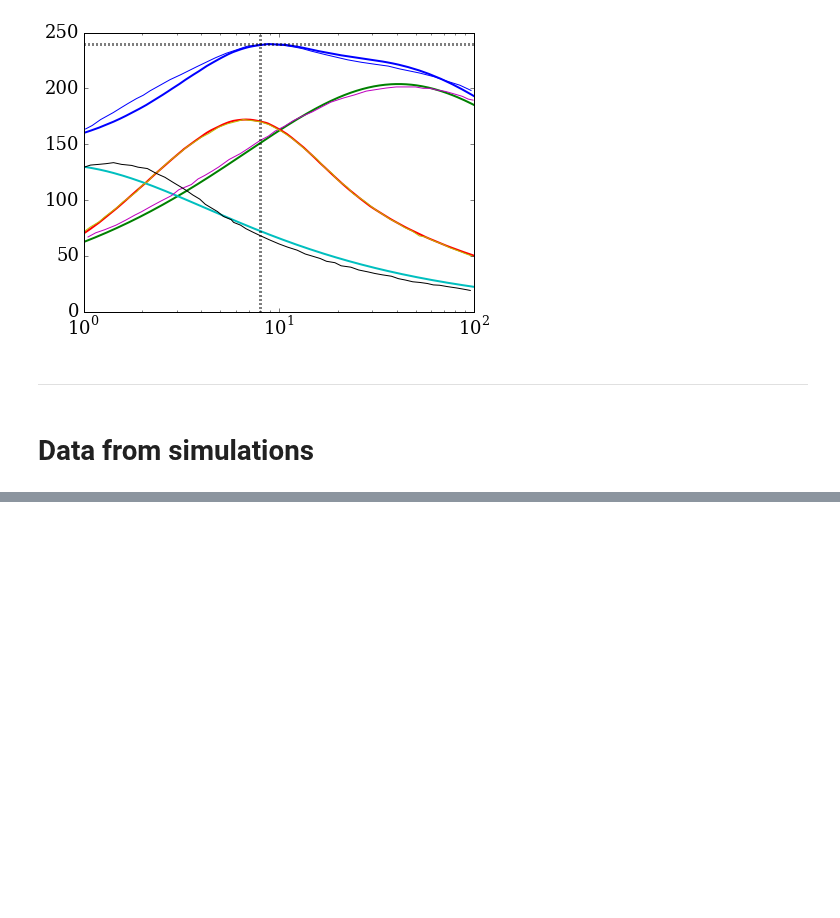
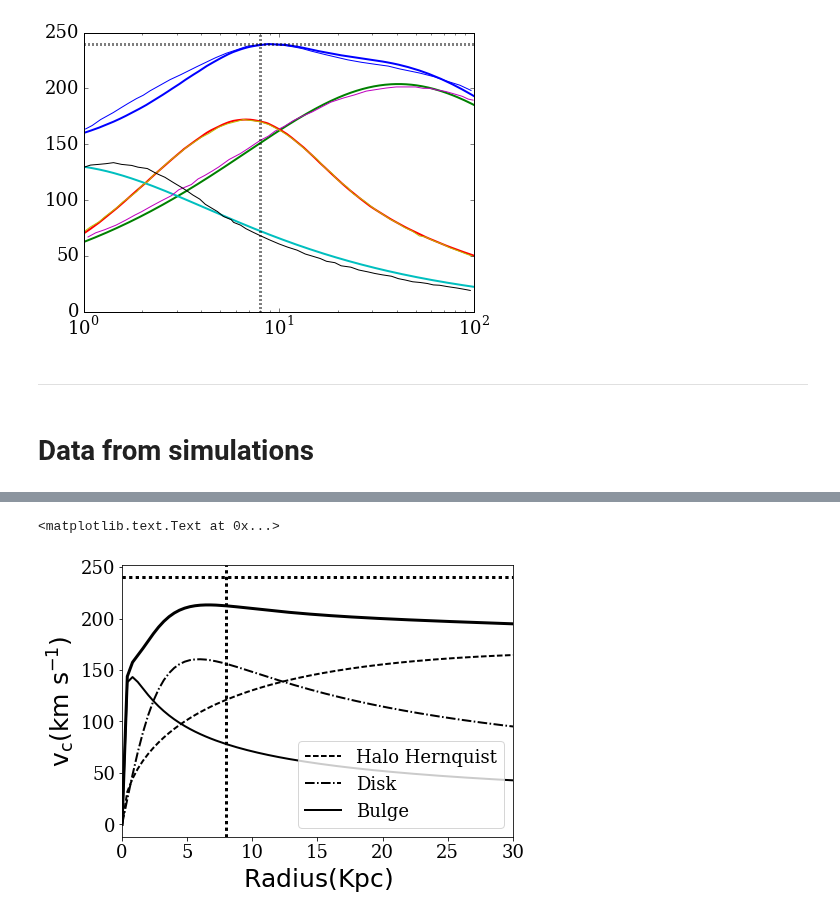
Before and after one commit to jngaravitoc/LMC-MW, a Jupyter notebook: code/MW_model.ipynb, the cells around one changed output, grey strips where cells are left out. Drawn from its saved outputs; the diff is of its cells as text; code cells hidden in the pictures; blank space fills up the shorter version.

```diff
--- a/code/MW_model.ipynb
+++ b/code/MW_model.ipynb
@@ -715,24 +752,27 @@ xlabel(r'$\mathrm{Radius(Kpc)}$', fontsize=25)
 # %%
 figure(figsize=(7, 5))
 vrot3 = vc_NFW(c3, 0, rN, 0, MW_halo3)
 vhalo3 = vc_hernquist(a3, 0, rN, 0, Mhalo_H3)
-teo_disk_vc3 = vc_mn(3.5, 0.53 ,rN, 0, 0, MDisk3)
+teo_disk_vc3 = vc_mn(3.5, 0.68 ,rN, 0, 0, MDisk3)
 vbulge = vc_hernquist(0.7, 0, rN, 0, Mb)
 vtot3 = np.sqrt(teo_disk_vc3**2 + vhalo3**2 + vbulge**2)
 
-plot(rN, vrot3, lw=2, ls='--', c='k', alpha=0.5, label='Halo NFW')
+#plot(rN, vrot3, lw=2, ls='--', c='k', alpha=0.5, label='Halo NFW')
 plot(rN, vhalo3, lw=2, ls='--', c='k', label='Halo Hernquist')
 plot(rN, teo_disk_vc3, lw=2, ls='-.', c='k', label='Disk')
 plot(rN, vbulge, lw=2, ls='-', c='k', label='Bulge')
 plot(rN, vtot3, lw=3, c='k')
 
 xlim(0, 30)
 axvline(8, lw=3, c='k', ls=':')
 axhline(240, lw=3, c='k', ls=':')
 legend(loc='lower right')
 
 ylabel(r'$\mathrm{v_c(km\ s^{-1})}}$', fontsize=25)
 xlabel(r'$\mathrm{Radius(Kpc)}$', fontsize=25)
+# %% [output]
+<matplotlib.text.Text at 0x...>
+[figure, added]
 # %%
 diskt1 = vc_mn(3.5, 0.53 ,rN, 0, 0, MDisk3)
 diskt2 = vc_mn(3.5, 0.53 ,rN, 0, 0, MDisk3*2)
```
Also changed, not shown: parts of 21 cells of this notebook, 1 other file.
